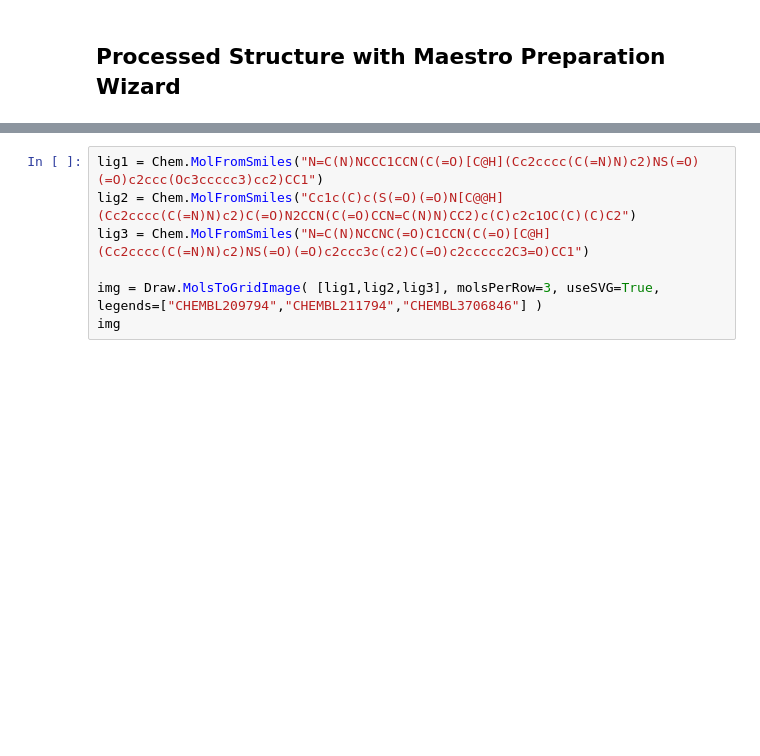
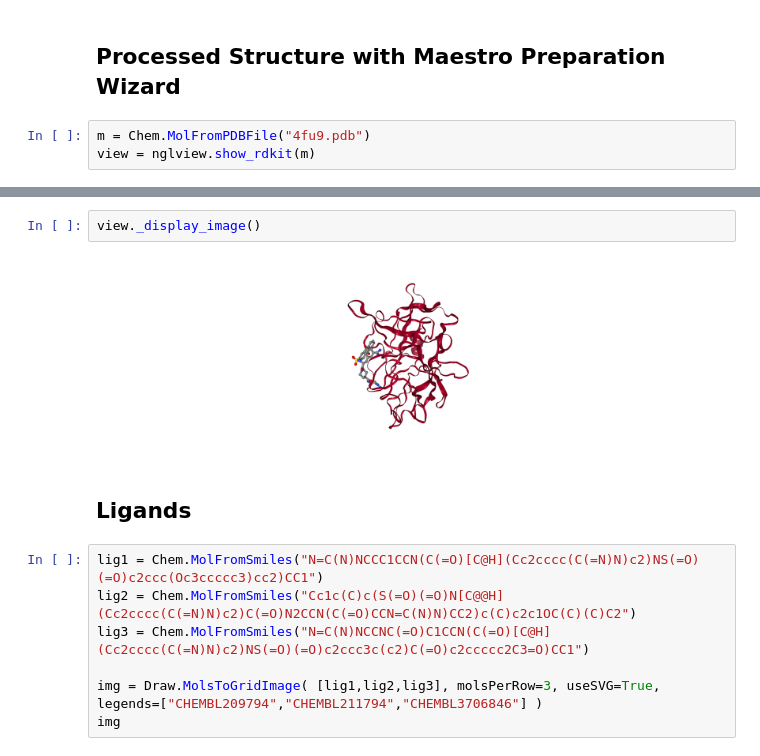
Before and after one commit to hemahecodes/PeleAI-results, a Jupyter notebook: Untitled.ipynb, the cells around one changed output, grey strips where cells are left out. Drawn from its saved outputs; the diff is of its cells as text; blank space fills up the shorter version.

```diff
--- a/Untitled.ipynb
+++ b/Untitled.ipynb
@@ -18,2 +26,5 @@ NGLWidget()
 # %% [markdown]
 ## Processed Structure with Maestro Preparation Wizard
+# %%
+m = Chem.MolFromPDBFile("4fu9.pdb")
+view = nglview.show_rdkit(m)
@@ -20,3 +35,9 @@ NGLWidget()
+# %%
+view._display_image()
+# %% [output]
+[figure, added]
+# %% [markdown]
+## Ligands
 # %%
 lig1 = Chem.MolFromSmiles("N=C(N)NCCC1CCN(C(=O)[C@H](Cc2cccc(C(=N)N)c2)NS(=O)(=O)c2ccc(Oc3ccccc3)cc2)CC1")
 lig2 = Chem.MolFromSmiles("Cc1c(C)c(S(=O)(=O)N[C@@H](Cc2cccc(C(=N)N)c2)C(=O)N2CCN(C(=O)CCN=C(N)N)CC2)c(C)c2c1OC(C)(C)C2")
```
Also changed, not shown: parts of 34 cells of this notebook.
